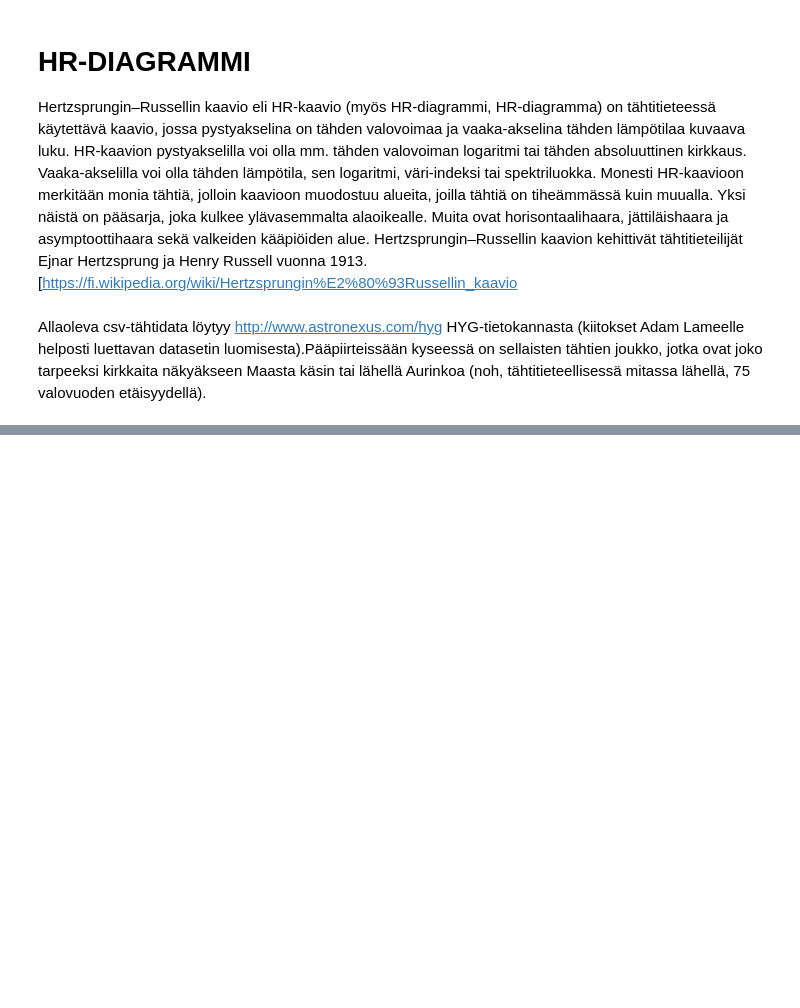
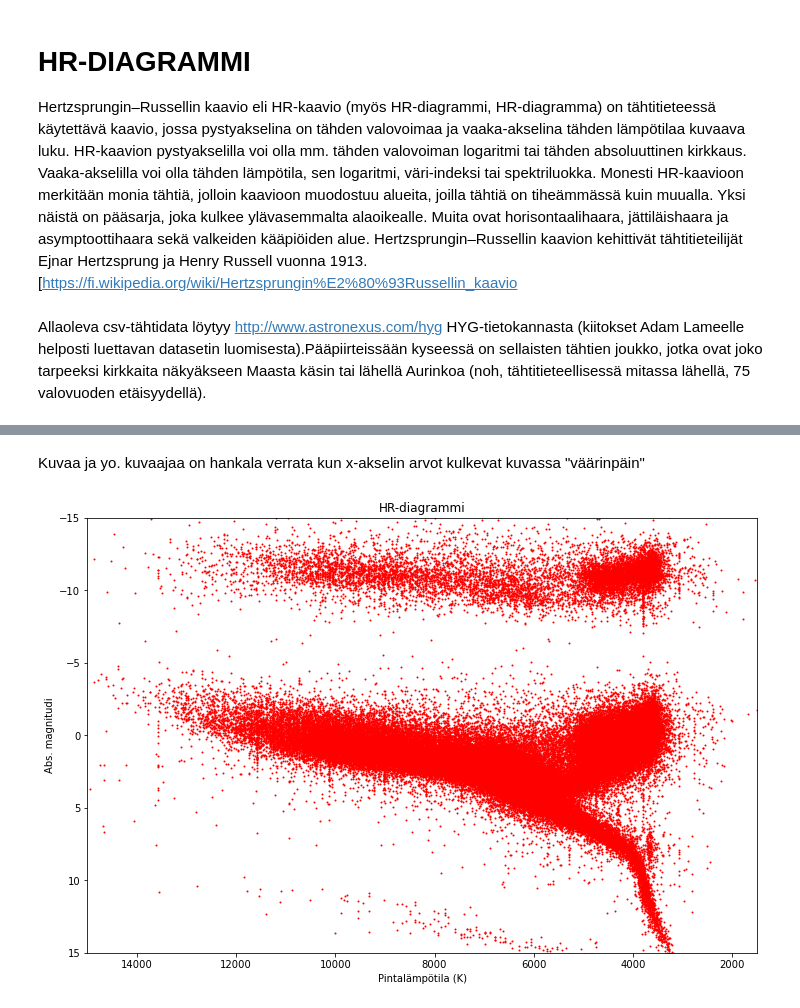
Before and after one commit to luomapet/python3, a Jupyter notebook: HR_diagrammi.ipynb, the cells around one changed output, grey strips where cells are left out. Saved outputs shown, nothing was run; the diff lists cells and outputs as text; code cells hidden in the pictures; blank space fills up the shorter version.

```diff
--- a/HR_diagrammi.ipynb
+++ b/HR_diagrammi.ipynb
@@ -39,0 +43,18 @@ Text(0, 0.5, 'Abs. magnitudi')
+# %% [markdown]
+Kuvaa ja yo. kuvaajaa on hankala verrata kun x-akselin arvot kulkevat kuvassa "väärinpäin"
+# %%
+# x-akselin arvot voi flipata muuttamalla limittejä sopivasti:
+plt.figure(figsize=(12, 8)) # Kuvan koko, ensin vaaka ja sitten pysty
+plt.scatter(taivas.temp,taivas.absmag, s = 1, color='red') # s:llä asetetaan pisteen koko pieneksi
+
+plt.xlim(15000, 1500) # käännetään x-akselin arvot
+plt.ylim(15,-15)
+
+
+plt.title("HR-diagrammi")
+plt.xlabel("Pintalämpötila (K)")
+plt.ylabel("Abs. magnitudi")
+
+plt.show() # Mitä tämä tekee, ts. kuvaaja piirtyy ilmankin
+# %% [output]
+[figure, added]
```
Also changed, not shown: parts of 5 cells of this notebook.
